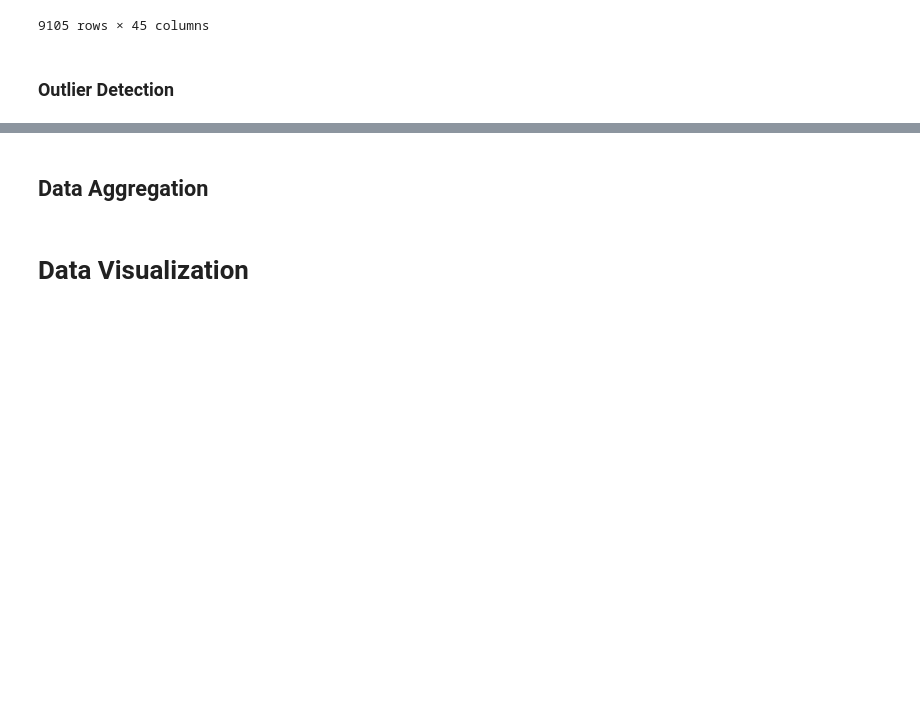
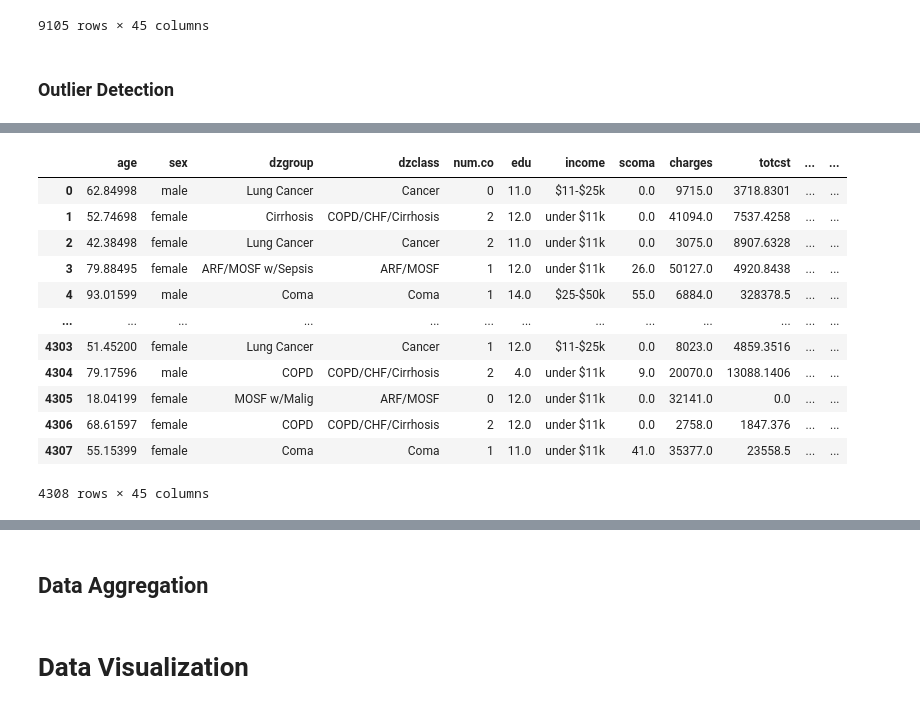
Before and after one commit to Pseudonymous-gdy/Machine-Learning, a Jupyter notebook: Project/Machine_Learning_Project.ipynb, the cells around one changed output, grey strips where cells are left out. Cells and saved outputs as stored; diff of their text form; code cells hidden in the pictures; blank space fills up the shorter version.

```diff
--- a/Project/Machine_Learning_Project.ipynb
+++ b/Project/Machine_Learning_Project.ipynb
@@ -356,0 +345,10 @@ demo.describe()
+# %%
+count = 0
+for row in demo.index:
+    if demo.loc[row].sum() > 3.5:
+        # print(f"Row {row} is an outlier in the following methods: {demo.loc[row][demo.loc[row] == 1].index.tolist()}")
+        pass
+    else:
+        print(f"Row {row} is not an outlier in any method.")
+        count += 1
+count
@@ -356,0 +374,32 @@ demo.describe()
+# %%
+# delete outliers
+def remove_outliers(data):
+    """
+    Remove outliers from the DataFrame.
+    Returns a DataFrame with outliers removed.
+    """
+    crit = outlier_detection(data)
+    for row in crit.index:
+        if crit.loc[row].sum() > 3.5:
+            data = data.drop(row)
+    return data
+
+data_no_outliers = remove_outliers(data.copy())
+# %%
+# recode the index
+data_no_outliers.reset_index(drop=True, inplace=True)
+data_no_outliers
+# %% [output]
+|  | age | sex | dzgroup | dzclass | num.co | edu | income | scoma | charges | totcst | ... | ... |
+| 0 | 62.84998 | male | Lung Cancer | Cancer | 0 | 11.0 | $11-$25k | 0.0 | 9715.0 | 3718.8301 | ... | ... |
+| 1 | 52.74698 | female | Cirrhosis | COPD/CHF/Cirrhosis | 2 | 12.0 | under $11k | 0.0 | 41094.0 | 7537.4258 | ... | ... |
+| 2 | 42.38498 | female | Lung Cancer | Cancer | 2 | 11.0 | under $11k | 0.0 | 3075.0 | 8907.6328 | ... | ... |
+| 3 | 79.88495 | female | ARF/MOSF w/Sepsis | ARF/MOSF | 1 | 12.0 | under $11k | 26.0 | 50127.0 | 4920.8438 | ... | ... |
+| 4 | 93.01599 | male | Coma | Coma | 1 | 14.0 | $25-$50k | 55.0 | 6884.0 | 328378.5 | ... | ... |
+| ... | ... | ... | ... | ... | ... | ... | ... | ... | ... | ... | ... | ... |
+| 4303 | 51.45200 | female | Lung Cancer | Cancer | 1 | 12.0 | $11-$25k | 0.0 | 8023.0 | 4859.3516 | ... | ... |
+| 4304 | 79.17596 | male | COPD | COPD/CHF/Cirrhosis | 2 | 4.0 | under $11k | 9.0 | 20070.0 | 13088.1406 | ... | ... |
+| 4305 | 18.04199 | female | MOSF w/Malig | ARF/MOSF | 0 | 12.0 | under $11k | 0.0 | 32141.0 | 0.0 | ... | ... |
+| 4306 | 68.61597 | female | COPD | COPD/CHF/Cirrhosis | 2 | 12.0 | under $11k | 0.0 | 2758.0 | 1847.376 | ... | ... |
+| 4307 | 55.15399 | female | Coma | Coma | 1 | 11.0 | under $11k | 41.0 | 35377.0 | 23558.5 | ... | ... |
+4308 rows × 45 columns
```
Also changed, not shown: parts of 6 cells of this notebook.
